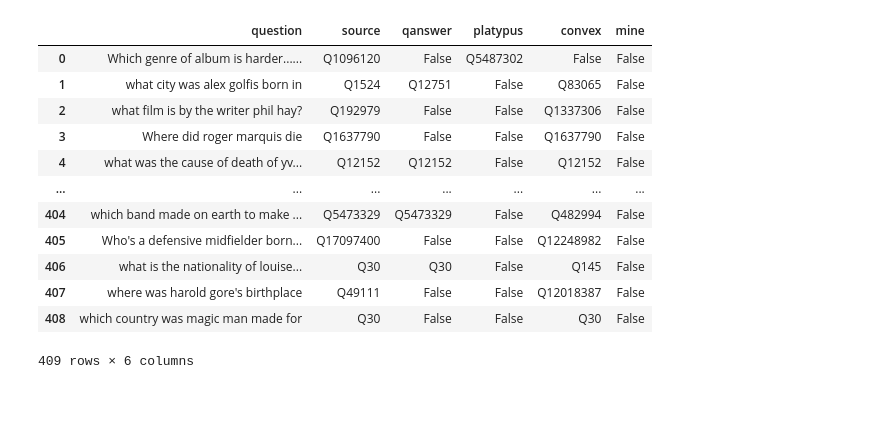
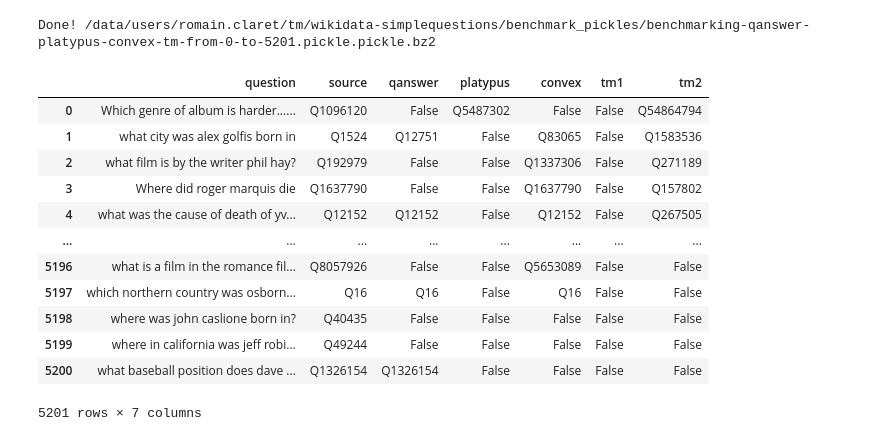
Before and after one commit to RomainClaret/mse.thesis.code, a Jupyter notebook: playground-benchmarking-qa-systems.ipynb, the cells around one changed output. Saved outputs shown, nothing was run; the diff lists cells and outputs as text; code cells hidden in the pictures; blank space fills up the shorter version.

```diff
--- a/playground-benchmarking-qa-systems.ipynb
+++ b/playground-benchmarking-qa-systems.ipynb
@@ -172,0 +174,5 @@ df0_408['mine'] = False
+# %%
+#SAVING
+pickle_data(df, "benchmarking-qanswer-platypus-convex-tm-from-0-to-"+str(len(df))+".pickle")
+# %% [output]
+Done! /data/users/romain.claret/tm/wikidata-simplequestions/benchmark_pickles/benchmarking-qanswer-platypus-convex-tm-from-0-to-5201.pickle.pickle.bz2
@@ -173,16 +182,2 @@ df0_408['mine'] = False
 # %%
-df
+df = df_loaded
-# %% [output]
-|  | question | source | qanswer | platypus | convex | mine |
-| 0 | Which genre of album is harder...... | Q1096120 | False | Q5487302 | False | False |
-| 1 | what city was alex golfis born in | Q1524 | Q12751 | False | Q83065 | False |
-| 2 | what film is by the writer phil hay? | Q192979 | False | False | Q1337306 | False |
-| 3 | Where did roger marquis die | Q1637790 | False | False | Q1637790 | False |
-| 4 | what was the cause of death of yv... | Q12152 | Q12152 | False | Q12152 | False |
-| ... | ... | ... | ... | ... | ... | ... |
-| 404 | which band made on earth to make ... | Q5473329 | Q5473329 | False | Q482994 | False |
-| 405 | Who's a defensive midfielder born... | Q17097400 | False | False | Q12248982 | False |
-| 406 | what is the nationality of louise... | Q30 | Q30 | False | Q145 | False |
-| 407 | where was harold gore's birthplace | Q49111 | False | False | Q12018387 | False |
-| 408 | which country was magic man made for | Q30 | False | False | Q30 | False |
-409 rows × 6 columns
@@ -190,0 +184,16 @@ df
+# %%
+df_loaded
+# %% [output]
+|  | question | source | qanswer | platypus | convex | tm1 | tm2 |
+| 0 | Which genre of album is harder...... | Q1096120 | False | Q5487302 | False | False | Q54864794 |
+| 1 | what city was alex golfis born in | Q1524 | Q12751 | False | Q83065 | False | Q1583536 |
+| 2 | what film is by the writer phil hay? | Q192979 | False | False | Q1337306 | False | Q271189 |
+| 3 | Where did roger marquis die | Q1637790 | False | False | Q1637790 | False | Q157802 |
+| 4 | what was the cause of death of yv... | Q12152 | Q12152 | False | Q12152 | False | Q267505 |
+| ... | ... | ... | ... | ... | ... | ... | ... |
+| 5196 | what is a film in the romance fil... | Q8057926 | False | False | Q5653089 | False | False |
+| 5197 | which northern country was osborn... | Q16 | Q16 | False | Q16 | False | False |
+| 5198 | where was john caslione born in? | Q40435 | False | False | False | False | False |
+| 5199 | where in california was jeff robi... | Q49244 | False | False | False | False | False |
+| 5200 | what baseball position does dave ... | Q1326154 | Q1326154 | False | False | False | False |
+5201 rows × 7 columns
```
Also changed, not shown: parts of 24 cells of this notebook, 11 other files.
